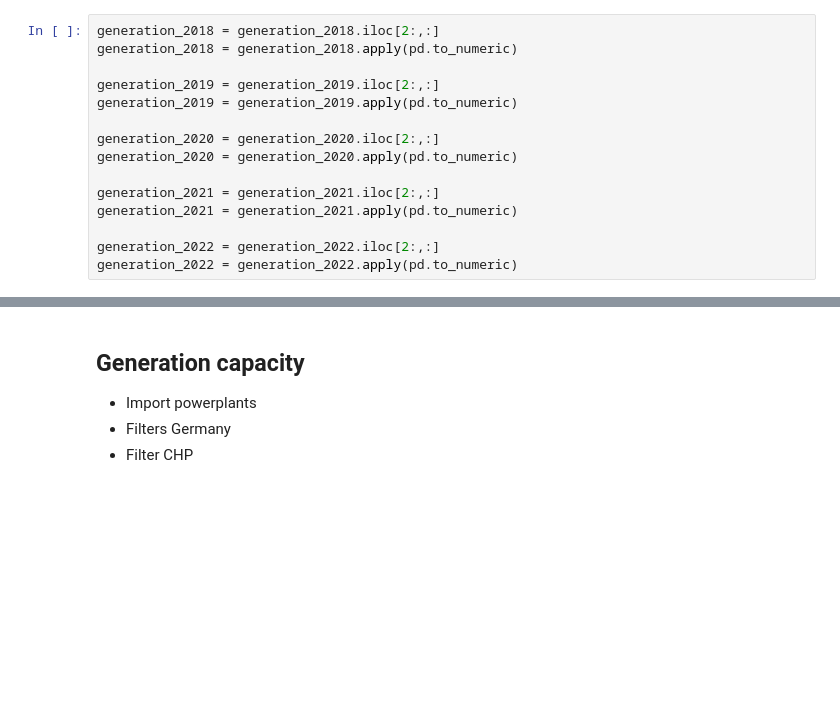
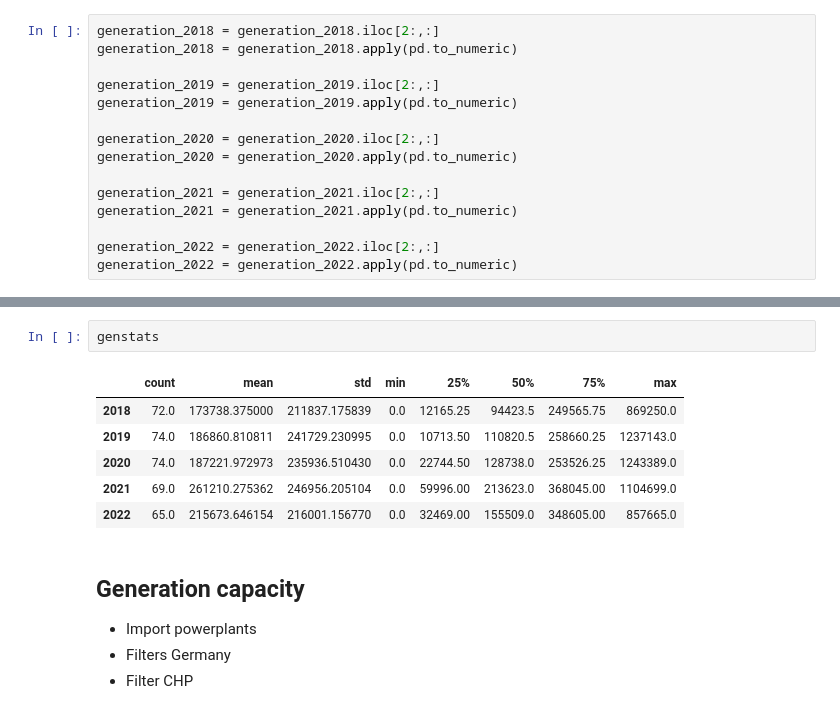
Before and after one commit to pz-max/eu-powerplant-validation, a Jupyter notebook: data_validation.ipynb, the cells around one changed output, grey strips where cells are left out. Drawn from its saved outputs; the diff is of its cells as text; blank space fills up the shorter version.

```diff
--- a/data_validation.ipynb
+++ b/data_validation.ipynb
@@ -125,3 +159,12 @@ df_total["time"]
+# %%
+genstats
+# %% [output]
+|  | count | mean | std | min | 25% | 50% | 75% | max |
+| 2018 | 72.0 | 173738.375000 | 211837.175839 | 0.0 | 12165.25 | 94423.5 | 249565.75 | 869250.0 |
+| 2019 | 74.0 | 186860.810811 | 241729.230995 | 0.0 | 10713.50 | 110820.5 | 258660.25 | 1237143.0 |
+| 2020 | 74.0 | 187221.972973 | 235936.510430 | 0.0 | 22744.50 | 128738.0 | 253526.25 | 1243389.0 |
+| 2021 | 69.0 | 261210.275362 | 246956.205104 | 0.0 | 59996.00 | 213623.0 | 368045.00 | 1104699.0 |
+| 2022 | 65.0 | 215673.646154 | 216001.156770 | 0.0 | 32469.00 | 155509.0 | 348605.00 | 857665.0 |
 # %% [markdown]
 ## Generation capacity
 - Import powerplants
```
Also changed, not shown: parts of 7 cells of this notebook.
